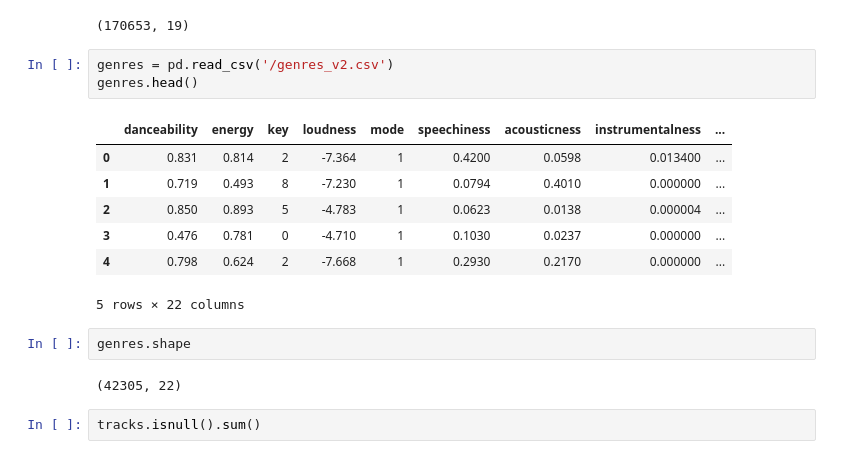
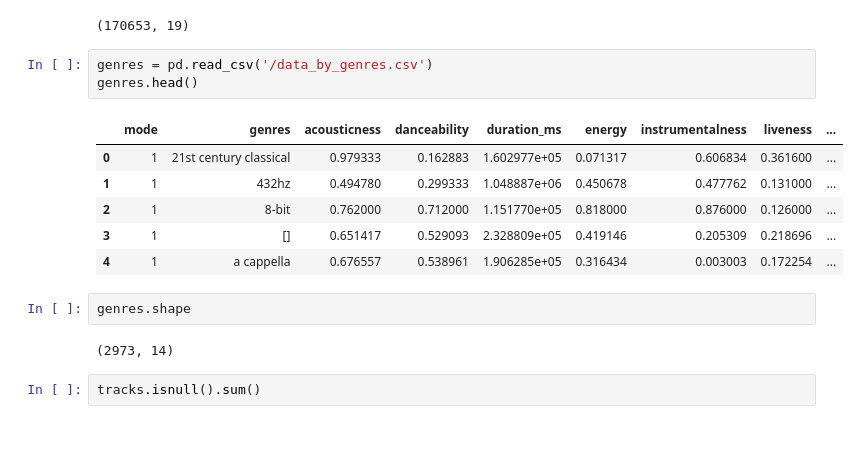
Before and after one commit to cagBRT/Recommendation-Systems, a Jupyter notebook: RecommendMusic.ipynb, the cells around one changed output. Cells and saved outputs as stored; diff of their text form.

```diff
--- a/RecommendMusic.ipynb
+++ b/RecommendMusic.ipynb
@@ -30,20 +31,19 @@ tracks.shape
 # %% [output]
 (170653, 19)
 # %%
-genres = pd.read_csv('/genres_v2.csv')
+genres = pd.read_csv('/data_by_genres.csv')
 genres.head()
 # %% [output]
-|  | danceability | energy | key | loudness | mode | speechiness | acousticness | instrumentalness | ... |
-| 0 | 0.831 | 0.814 | 2 | -7.364 | 1 | 0.4200 | 0.0598 | 0.013400 | ... |
-| 1 | 0.719 | 0.493 | 8 | -7.230 | 1 | 0.0794 | 0.4010 | 0.000000 | ... |
-| 2 | 0.850 | 0.893 | 5 | -4.783 | 1 | 0.0623 | 0.0138 | 0.000004 | ... |
-| 3 | 0.476 | 0.781 | 0 | -4.710 | 1 | 0.1030 | 0.0237 | 0.000000 | ... |
-| 4 | 0.798 | 0.624 | 2 | -7.668 | 1 | 0.2930 | 0.2170 | 0.000000 | ... |
+|  | mode | genres | acousticness | danceability | duration_ms | energy | instrumentalness | liveness | ... |
+| 0 | 1 | 21st century classical | 0.979333 | 0.162883 | 1.602977e+05 | 0.071317 | 0.606834 | 0.361600 | ... |
+| 1 | 1 | 432hz | 0.494780 | 0.299333 | 1.048887e+06 | 0.450678 | 0.477762 | 0.131000 | ... |
+| 2 | 1 | 8-bit | 0.762000 | 0.712000 | 1.151770e+05 | 0.818000 | 0.876000 | 0.126000 | ... |
+| 3 | 1 | [] | 0.651417 | 0.529093 | 2.328809e+05 | 0.419146 | 0.205309 | 0.218696 | ... |
+| 4 | 1 | a cappella | 0.676557 | 0.538961 | 1.906285e+05 | 0.316434 | 0.003003 | 0.172254 | ... |
-5 rows × 22 columns
 # %%
 genres.shape
 # %% [output]
-(42305, 22)
+(2973, 14)
 # %%
 tracks.isnull().sum()
 # %% [output]
```
Also changed, not shown: parts of 3 cells of this notebook.
